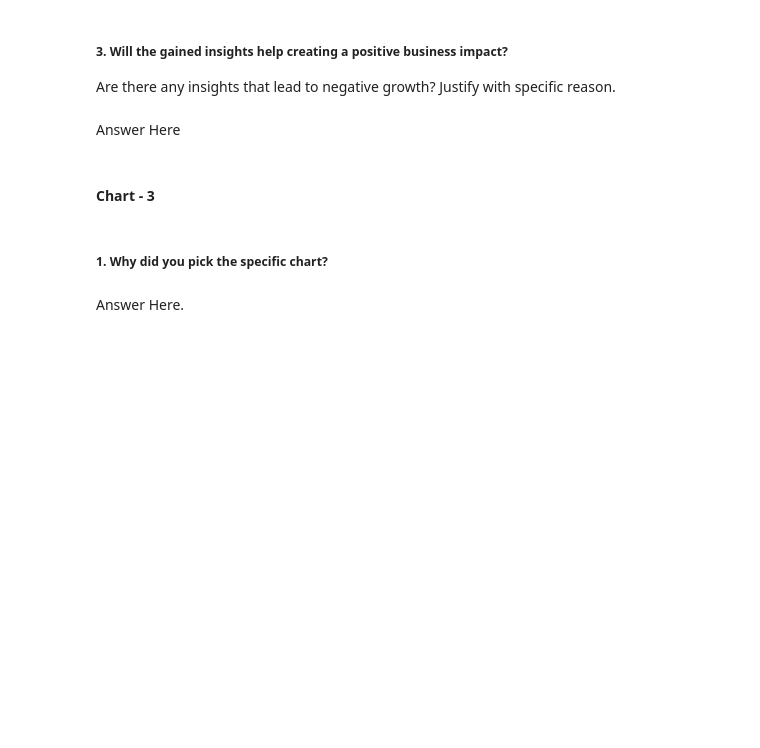
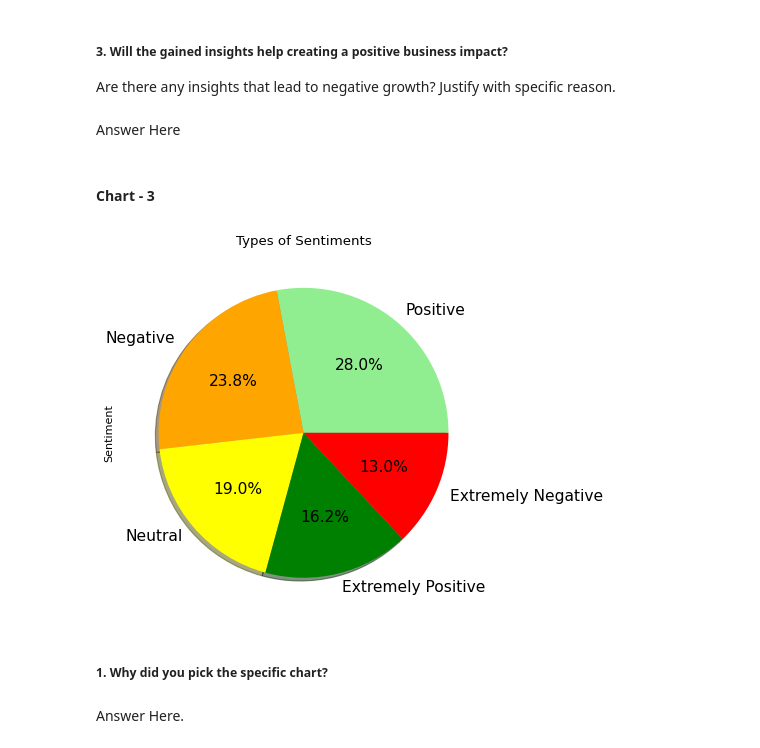
Before and after one commit to Jeetesh-KumarM/CAPSTONE-PROJECT-3-CLASSIFICATION, a Jupyter notebook: Coronavirus_Tweet_Sentiment_Analysis.ipynb, the cells around one changed output. Drawn from its saved outputs; the diff is of its cells as text; code cells hidden in the pictures; blank space fills up the shorter version.

```diff
--- a/Coronavirus_Tweet_Sentiment_Analysis.ipynb
+++ b/Coronavirus_Tweet_Sentiment_Analysis.ipynb
@@ -321,3 +312,14 @@ Answer Here
+# %%
+# Chart - 3 visualization code
+# Plotting the pie chart for sentiment
+plt.figure(figsize=(10,7), dpi=80)
+df1['Sentiment'].value_counts().plot(kind='pie',autopct='%1.1f%%', colors = ['lightgreen','orange', 'yellow','green','red'],startangle=360,fontsize=14,shadow=True)
+plt.title("Types of Sentiments")
+fig=plt.gcf()
+fig.set_size_inches(6,6)
+plt.show()
+# %% [output]
+[figure, added]
 # %% [markdown]
 ##### 1. Why did you pick the specific chart?
 # %% [markdown]
```
Also changed, not shown: parts of 9 cells of this notebook.
